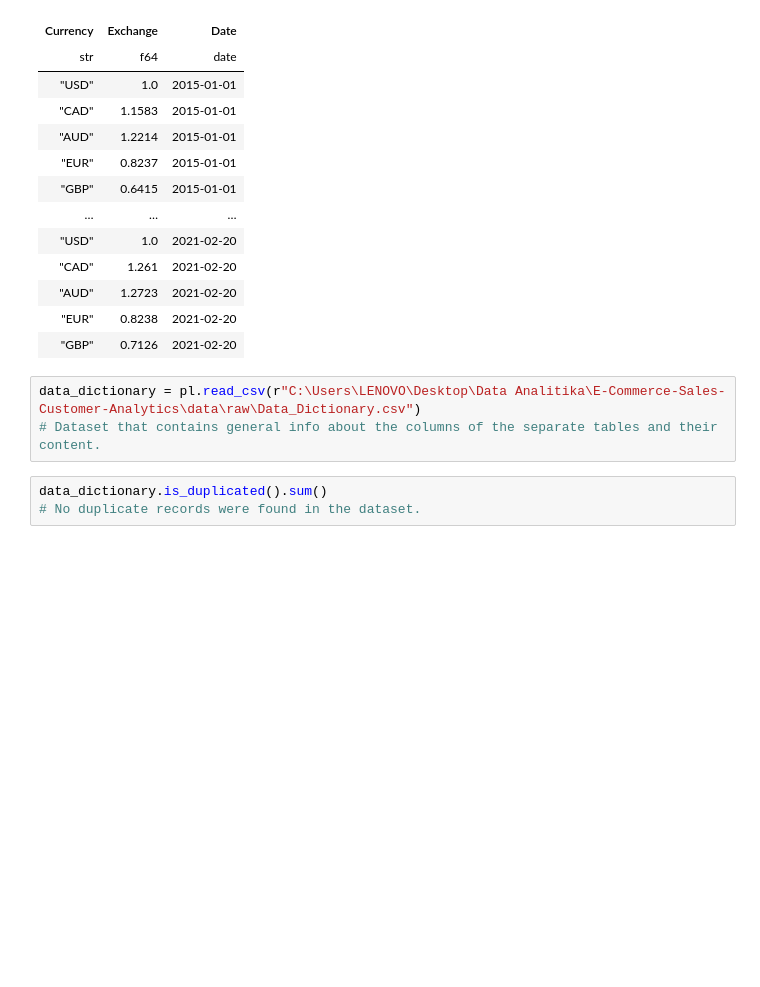
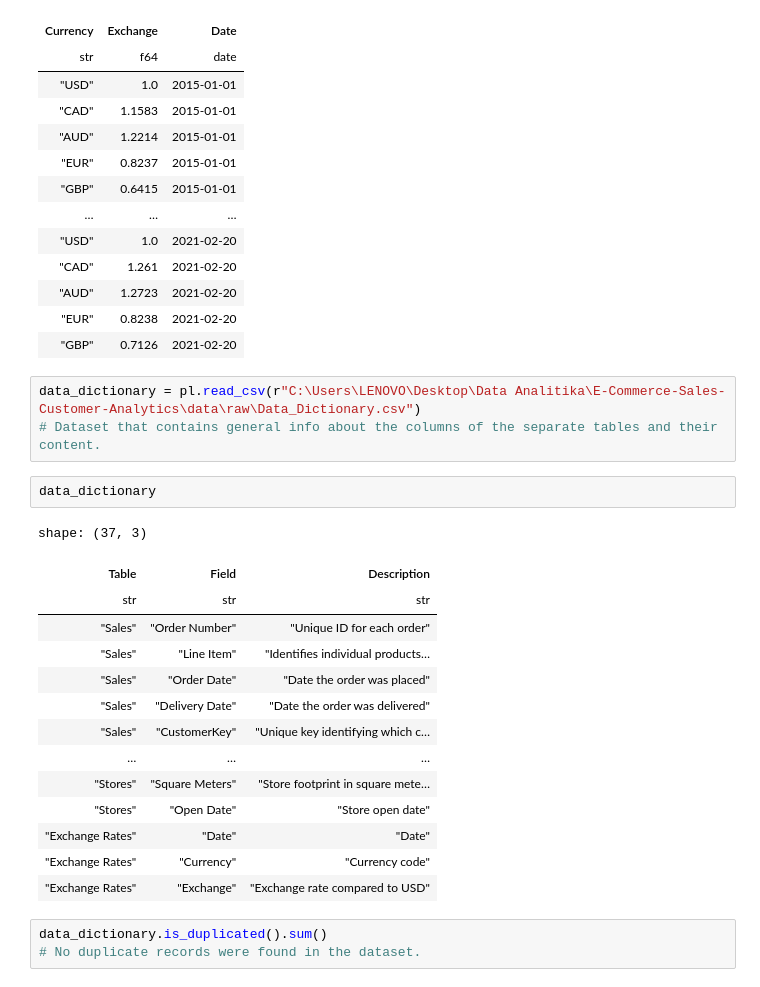
Before and after one commit to khanim-abdullayeva/E-Commerce-Sales-Customer-Analytics, a Jupyter notebook: notebooks/01_data_exploration.ipynb, the cells around one changed output. Drawn from its saved outputs; the diff is of its cells as text; blank space fills up the shorter version.

```diff
--- a/notebooks/01_data_exploration.ipynb
+++ b/notebooks/01_data_exploration.ipynb
@@ -265,6 +265,23 @@ shape: (11_215, 3)
 # %%
 data_dictionary = pl.read_csv(r"C:\Users\LENOVO\Desktop\Data Analitika\E-Commerce-Sales-Customer-Analytics\data\raw\Data_Dictionary.csv")
 # Dataset that contains general info about the columns of the separate tables and their content.
+# %%
+data_dictionary
+# %% [output]
+shape: (37, 3)
+| Table | Field | Description |
+| str | str | str |
+| "Sales" | "Order Number" | "Unique ID for each order" |
+| "Sales" | "Line Item" | "Identifies individual products… |
+| "Sales" | "Order Date" | "Date the order was placed" |
+| "Sales" | "Delivery Date" | "Date the order was delivered" |
+| "Sales" | "CustomerKey" | "Unique key identifying which c… |
+| … | … | … |
+| "Stores" | "Square Meters" | "Store footprint in square mete… |
+| "Stores" | "Open Date" | "Store open date" |
+| "Exchange Rates" | "Date" | "Date" |
+| "Exchange Rates" | "Currency" | "Currency code" |
+| "Exchange Rates" | "Exchange" | "Exchange rate compared to USD" |
 # %%
 data_dictionary.is_duplicated().sum()
 # No duplicate records were found in the dataset.
```
Also changed, not shown: parts of 1 cell of this notebook.
